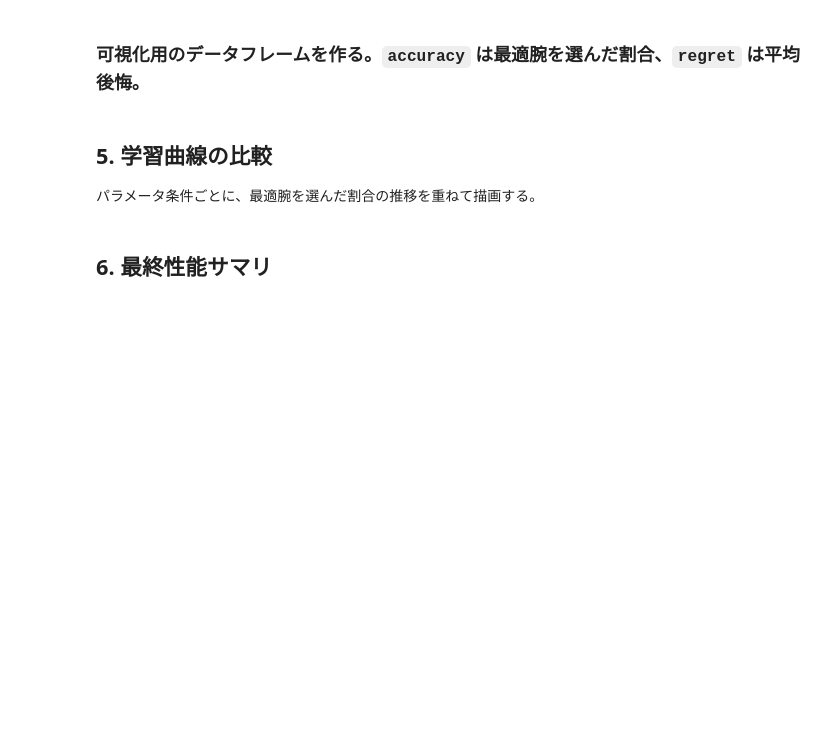
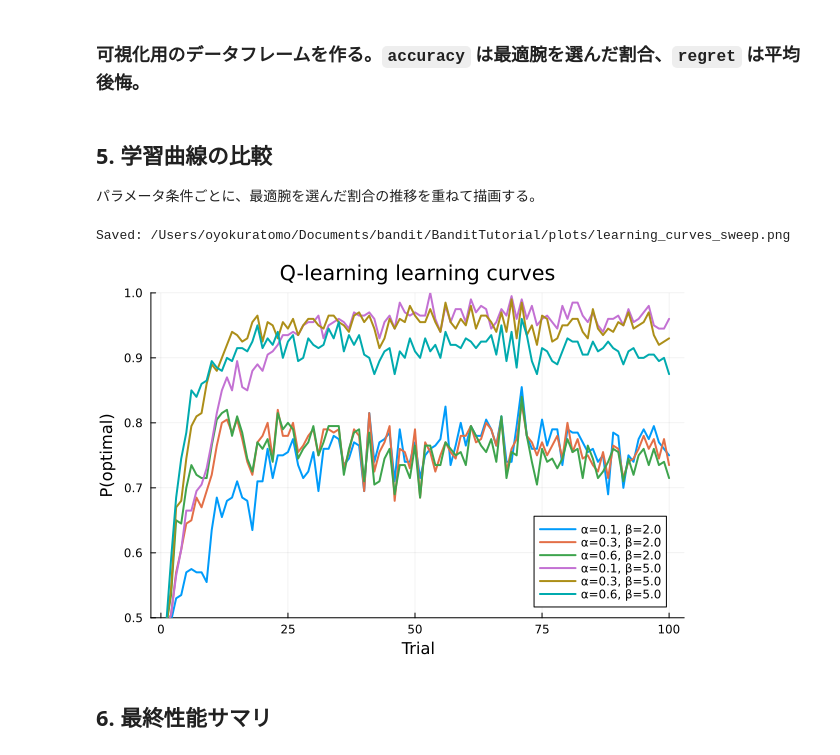
Before and after one commit to oyo-k/BanditTutorial, a Jupyter notebook: notebooks/bandit_qlearning.ipynb, the cells around one changed output. Cells and saved outputs as stored; diff of their text form; code cells hidden in the pictures; blank space fills up the shorter version.

```diff
--- a/notebooks/bandit_qlearning.ipynb
+++ b/notebooks/bandit_qlearning.ipynb
@@ -196,27 +196,29 @@ agg
 # %%
 # α, β の各組み合わせについて学習曲線（P(optimal) の推移）を 1 枚のグラフに重ね描きする
 # ─────────────────────────────────────────────
 # plt に条件ごとの折れ線を順に追加していき、最後に PNG として保存する
 plt = plot(;
     xlabel = "Trial",
     ylabel = "P(optimal)",
     title  = "Q-learning learning curves",
     ylim   = (0.5, 1),      # ランダム選択（0.5）より下は見せない
     legend = :bottomright,
-    lw     = 2,
 )
 
 for p in paramsets
     # この条件（α, β）に対応する行だけを df から取り出す
     sub = filter(r -> r.alpha == p[:alpha] && r.beta == p[:beta], df)
     isempty(sub) && continue  # 対応する結果がなければこの条件はスキップ
     sort!(sub, :trial)        # trial 順に並べ替えてから描画する（順不同だと折れ線が乱れる）
-    plot!(plt, sub.trial, sub.p_optimal; label = "α=$(p[:alpha]), β=$(p[:beta])")
+    plot!(plt, sub.trial, sub.p_optimal; lw = 2, label = "α=$(p[:alpha]), β=$(p[:beta])")
 end
 
 path = savefig(plt, plotsdir("learning_curves_sweep.png"))  # PNG として保存
 println("Saved: ", path)  # 保存先パスを出力（クリックで開ける）
 plt
+# %% [output]
+Saved: /Users/oyokuratomo/Documents/bandit/BanditTutorial/plots/learning_curves_sweep.png
+[figure, added]
 # %% [markdown]
 ## 6. 最終性能サマリ
 # %%
```
Also changed, not shown: parts of 1 cell of this notebook, 2 other files.
